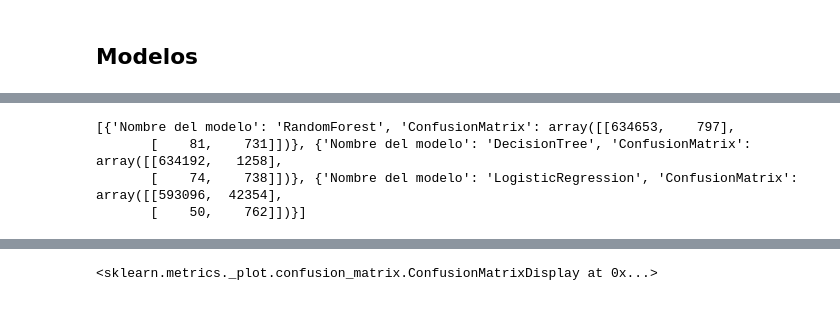
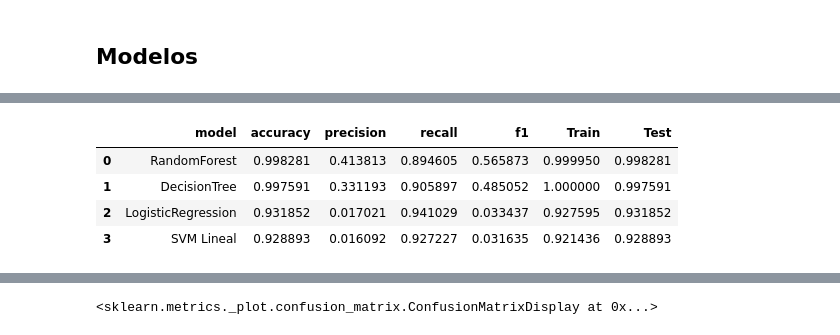
Before and after one commit to Hector242/aprendizaje_maquina_I, a Jupyter notebook: PrimerTp/tp1/fraud_detection.ipynb, the cells around one changed output, grey strips where cells are left out. Drawn from its saved outputs; the diff is of its cells as text; code cells hidden in the pictures.

```diff
--- a/PrimerTp/tp1/fraud_detection.ipynb
+++ b/PrimerTp/tp1/fraud_detection.ipynb
@@ -375,7 +379,9 @@ LogisticRegression     0.933354    0.0176733  0.938424  0.0346931  0.928688  0.9
-# %%
-print(cm_table)
-# %% [output]
-[{'Nombre del modelo': 'RandomForest', 'ConfusionMatrix': array([[634653,    797],
-       [    81,    731]])}, {'Nombre del modelo': 'DecisionTree', 'ConfusionMatrix': array([[634192,   1258],
-       [    74,    738]])}, {'Nombre del modelo': 'LogisticRegression', 'ConfusionMatrix': array([[593096,  42354],
-       [    50,    762]])}]
+# %%
+new_df = pd.DataFrame(models_table)
+new_df.head()
+# %% [output]
+|  | model | accuracy | precision | recall | f1 | Train | Test |
+| 0 | RandomForest | 0.998281 | 0.413813 | 0.894605 | 0.565873 | 0.999950 | 0.998281 |
+| 1 | DecisionTree | 0.997591 | 0.331193 | 0.905897 | 0.485052 | 1.000000 | 0.997591 |
+| 2 | LogisticRegression | 0.931852 | 0.017021 | 0.941029 | 0.033437 | 0.927595 | 0.931852 |
+| 3 | SVM Lineal | 0.928893 | 0.016092 | 0.927227 | 0.031635 | 0.921436 | 0.928893 |
```
Also changed, not shown: parts of 15 cells of this notebook.
